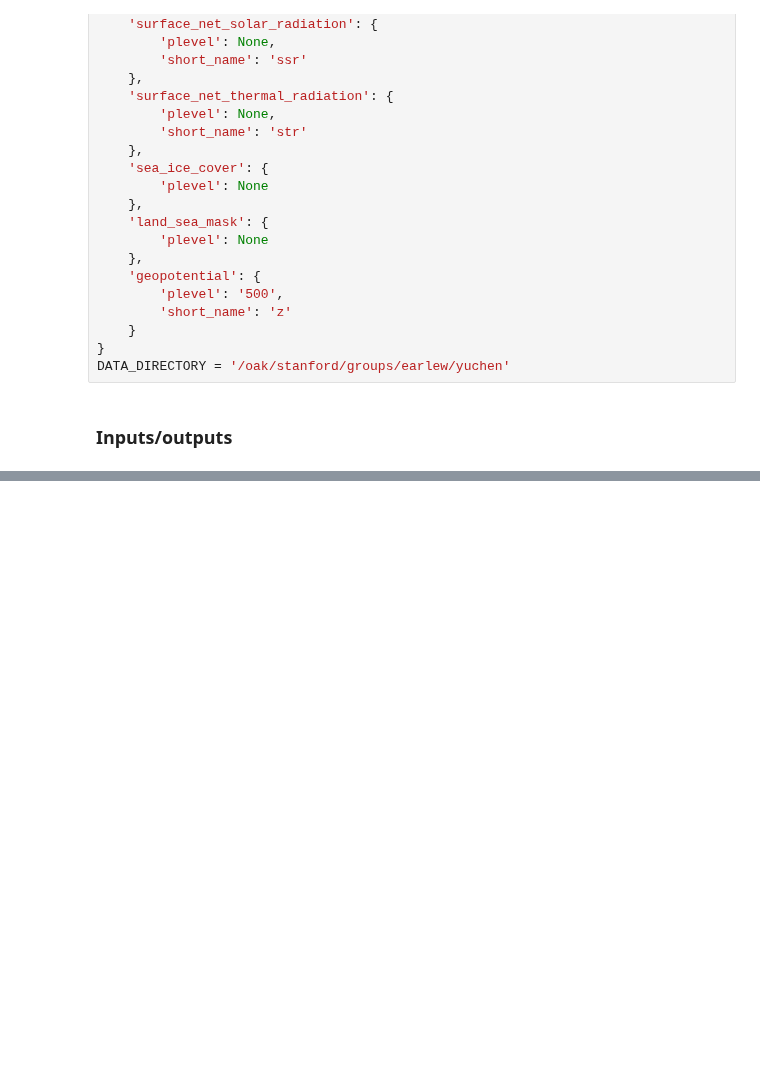
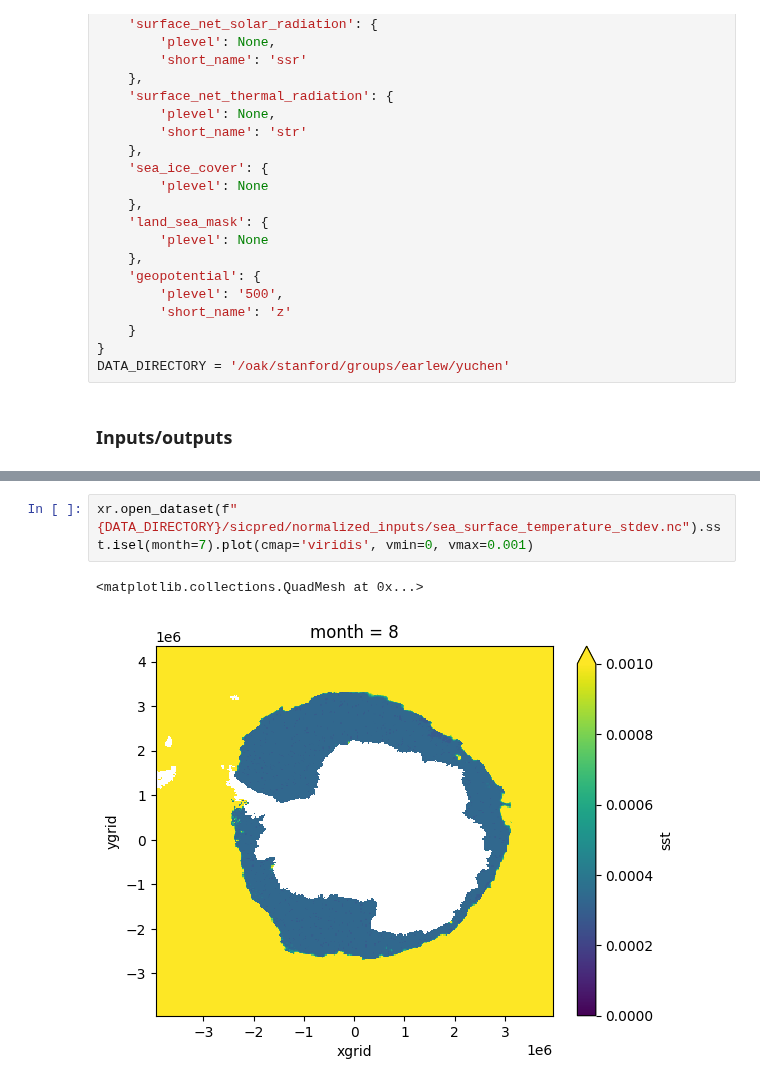
Before and after one commit to ychnli/sicpred, a Jupyter notebook: notebooks/prepdata.ipynb, the cells around one changed output, grey strips where cells are left out. Cells and saved outputs as stored; diff of their text form; blank space fills up the shorter version.

```diff
--- a/notebooks/prepdata.ipynb
+++ b/notebooks/prepdata.ipynb
@@ -252,0 +129,5 @@ Attributes:
+# %%
+xr.open_dataset(f"{DATA_DIRECTORY}/sicpred/normalized_inputs/sea_surface_temperature_stdev.nc").sst.isel(month=7).plot(cmap='viridis', vmin=0, vmax=0.001)
+# %% [output]
+<matplotlib.collections.QuadMesh at 0x...>
+[figure, added]
```
Also changed, not shown: parts of 13 cells of this notebook, 5 other files.
